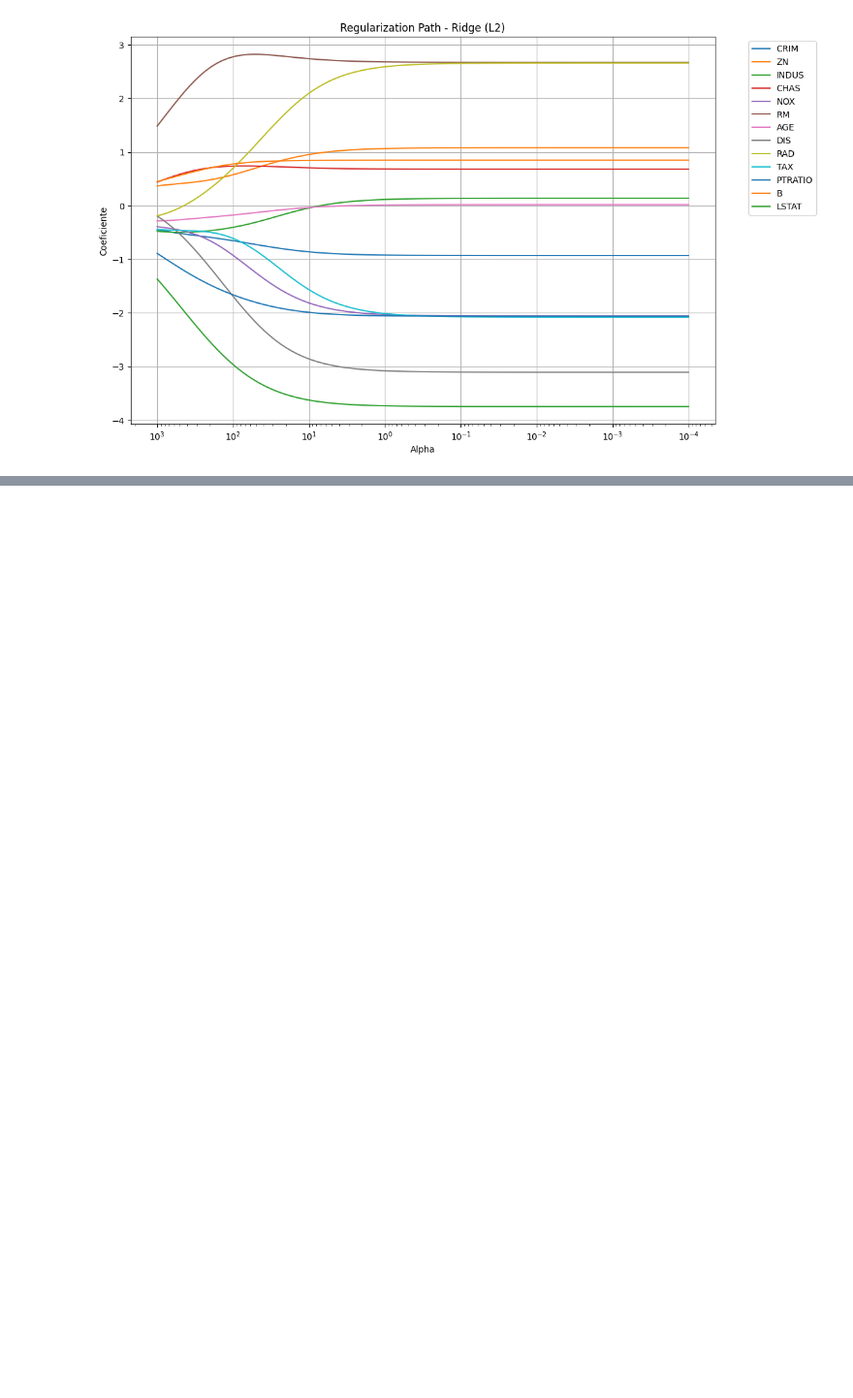
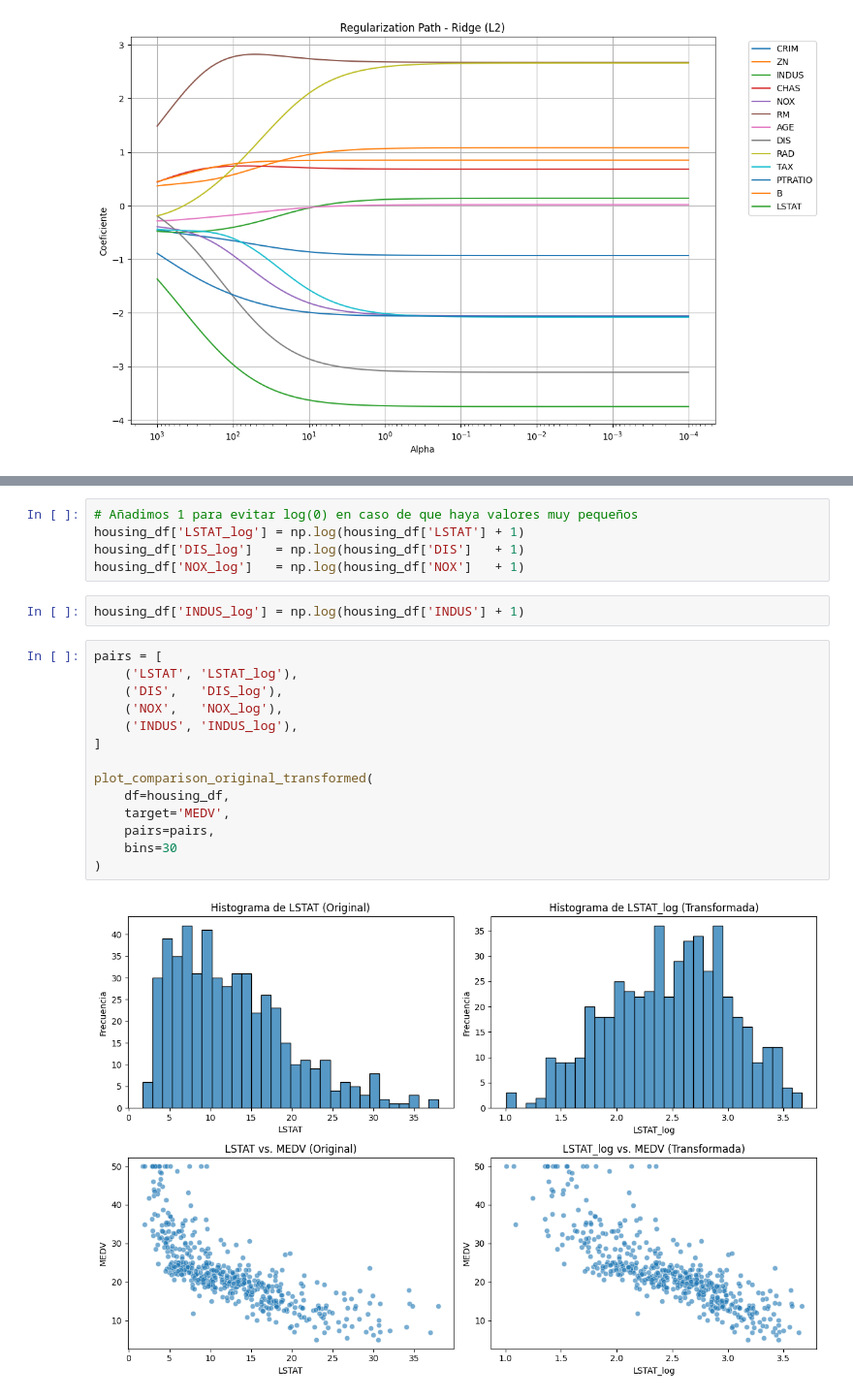
Before and after one commit to PabloSanchez87/DataScience_and_IA, a Jupyter notebook: Notebooks/Daniel/Regresion/Caso_Housing/regresion_lineal.ipynb, the cells around one changed output, grey strips where cells are left out. Shown at 97% size. Drawn from its saved outputs; the diff is of its cells as text; blank space fills up the shorter version.

Commit message:
housing regression - datalake

```diff
--- a/Notebooks/Daniel/Regresion/Caso_Housing/regresion_lineal.ipynb
+++ b/Notebooks/Daniel/Regresion/Caso_Housing/regresion_lineal.ipynb
@@ -679,0 +767,23 @@ plt.show()
+# %%
+# Añadimos 1 para evitar log(0) en caso de que haya valores muy pequeños
+housing_df['LSTAT_log'] = np.log(housing_df['LSTAT'] + 1)
+housing_df['DIS_log']   = np.log(housing_df['DIS']   + 1)
+housing_df['NOX_log']   = np.log(housing_df['NOX']   + 1)
+# %%
+housing_df['INDUS_log'] = np.log(housing_df['INDUS'] + 1)
+# %%
+pairs = [
+    ('LSTAT', 'LSTAT_log'),
+    ('DIS',   'DIS_log'),
+    ('NOX',   'NOX_log'),
+    ('INDUS', 'INDUS_log'),
+]
+
+plot_comparison_original_transformed(
+    df=housing_df,
+    target='MEDV',
+    pairs=pairs,
+    bins=30
+)
+# %% [output]
+[figure, added]
```
Also changed, not shown: parts of 18 cells of this notebook, 1 other file.
